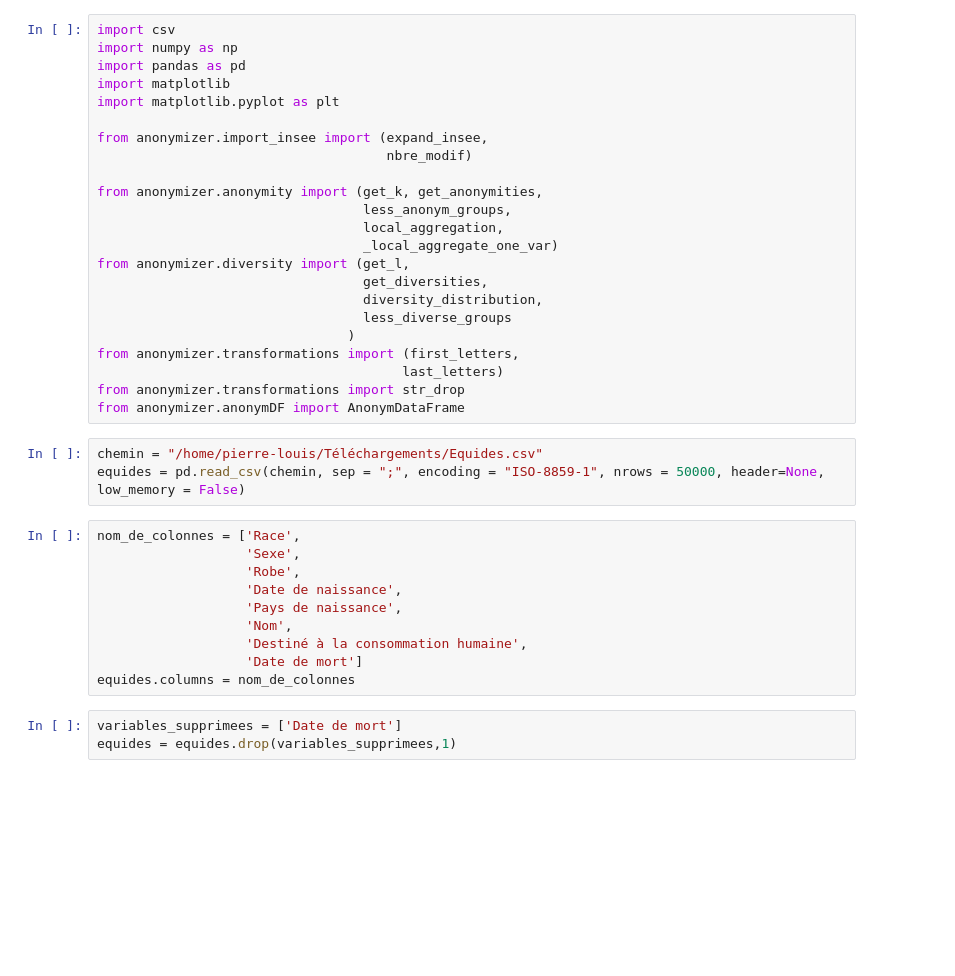
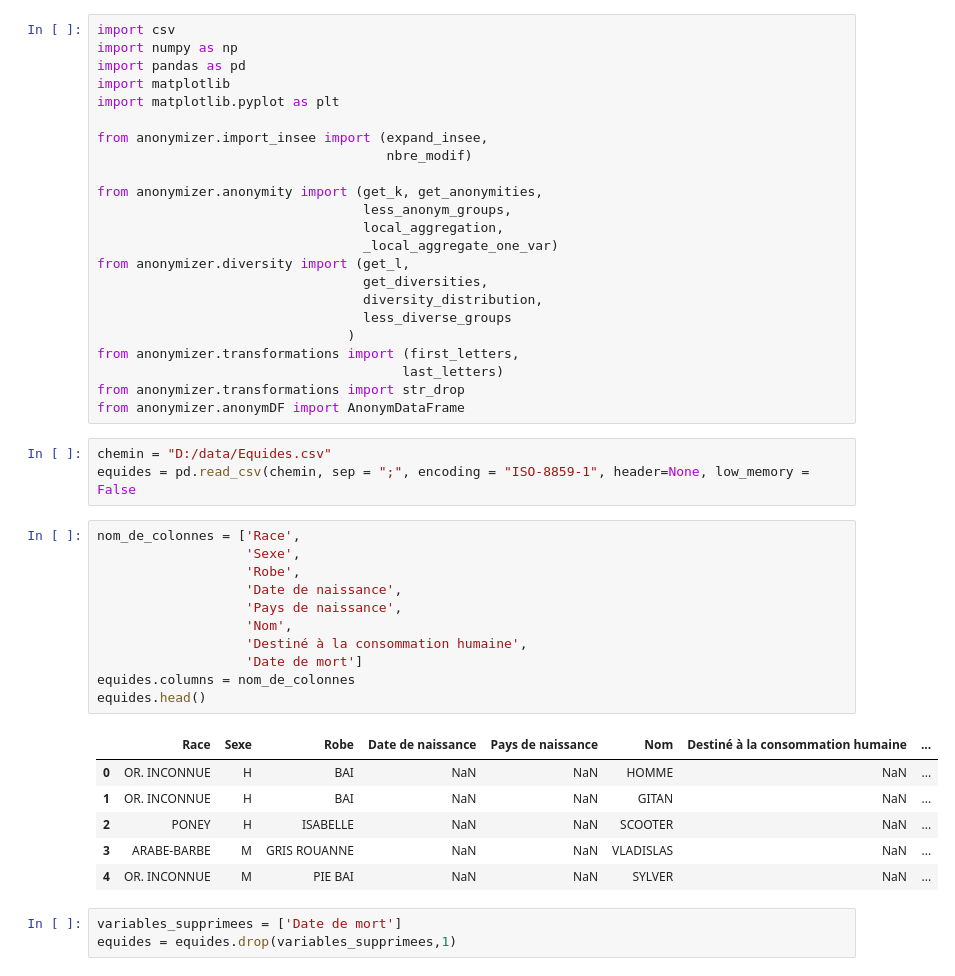
Before and after one commit to SGMAP-AGD/anonymisation, a Jupyter notebook: Equidés.ipynb, the cells around one changed output. Cells and saved outputs as stored; diff of their text form; blank space fills up the shorter version.

Commit message:
modif in equides

```diff
--- a/Equidés.ipynb
+++ b/Equidés.ipynb
@@ -22,18 +29,26 @@ from anonymizer.transformations import (first_letters,
 from anonymizer.transformations import str_drop
 from anonymizer.anonymDF import AnonymDataFrame
 # %%
-chemin = "/home/pierre-louis/Téléchargements/Equides.csv"
-equides = pd.read_csv(chemin, sep = ";", encoding = "ISO-8859-1", nrows = 50000, header=None, low_memory = False)
+chemin = "D:/data/Equides.csv"
+equides = pd.read_csv(chemin, sep = ";", encoding = "ISO-8859-1", header=None, low_memory = False
 # %%
 nom_de_colonnes = ['Race',
                    'Sexe',
                    'Robe',
                    'Date de naissance',
                    'Pays de naissance',
                    'Nom',
                    'Destiné à la consommation humaine',
                    'Date de mort']
 equides.columns = nom_de_colonnes
+equides.head()
+# %% [output]
+|  | Race | Sexe | Robe | Date de naissance | Pays de naissance | Nom | Destiné à la consommation humaine | ... |
+| 0 | OR. INCONNUE | H | BAI | NaN | NaN | HOMME | NaN | ... |
+| 1 | OR. INCONNUE | H | BAI | NaN | NaN | GITAN | NaN | ... |
+| 2 | PONEY | H | ISABELLE | NaN | NaN | SCOOTER | NaN | ... |
+| 3 | ARABE-BARBE | M | GRIS ROUANNE | NaN | NaN | VLADISLAS | NaN | ... |
+| 4 | OR. INCONNUE | M | PIE BAI | NaN | NaN | SYLVER | NaN | ... |
 # %%
 variables_supprimees = ['Date de mort']
 equides = equides.drop(variables_supprimees,1)
```
Also changed, not shown: parts of 9 cells of this notebook, 1 other file.
